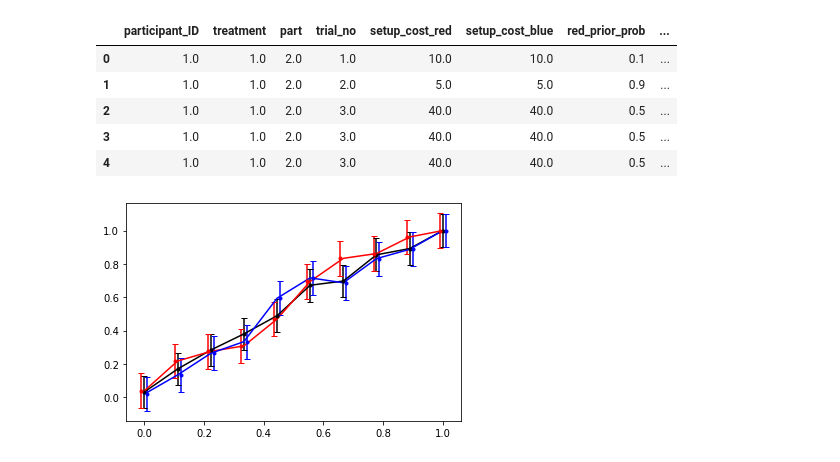
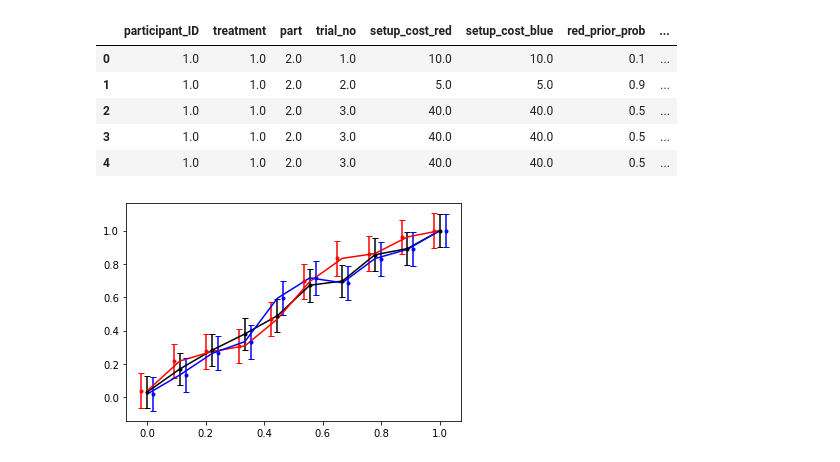
Before and after one commit to niharnandan/RA-Spring2020, a Jupyter notebook: 2020_2 Fall/Data and Analysis/Analysis/Analysis_Task2/Code/Untitled.ipynb, the cells around one changed output. Saved outputs shown, nothing was run; the diff lists cells and outputs as text; code cells hidden in the pictures.

```diff
--- a/2020_2 Fall/Data and Analysis/Analysis/Analysis_Task2/Code/Untitled.ipynb
+++ b/2020_2 Fall/Data and Analysis/Analysis/Analysis_Task2/Code/Untitled.ipynb
@@ -32,13 +32,13 @@ sus_avg_u = np.array(binned_data(action, n_bins))
 error_u = [np.std(sus_avg_u/np.sqrt(len(sus_avg_u)))]*n_bins
 # %%
 plt.plot(np.linspace(0, 1, n_bins), sus_avg_b, 'black')
-plt.errorbar(np.linspace(0, 1, n_bins), sus_avg_b , yerr=error_b, fmt='.', color='black', capsize=3);
+plt.errorbar(np.linspace(0, 1, n_bins), sus_avg_b , yerr=error_b, fmt='.', color='black', capsize=3)
 plt.plot(np.linspace(0, 1, n_bins),sus_avg_r, 'red')
-plt.errorbar(np.linspace(0, 1, n_bins)-0.01, sus_avg_r , yerr=error_r, fmt='.', color='red', capsize=3);
+plt.errorbar(np.linspace(0, 1, n_bins)-0.02, sus_avg_r , yerr=error_r, fmt='.', color='red', capsize=3)
 plt.plot(np.linspace(0, 1, n_bins),sus_avg_u, 'blue')
-plt.errorbar(np.linspace(0, 1, n_bins)+0.01, sus_avg_u , yerr=error_u, fmt='.', color='blue', capsize=3);
+plt.errorbar(np.linspace(0, 1, n_bins)+0.02, sus_avg_u , yerr=error_u, fmt='.', color='blue', capsize=3)
 plt.show()
 # %% [output]
-[figure, old version]
+[figure, new version]
 # %%
 df = pd.read_csv('../Output/Task2_step4.csv')
```
Also changed, not shown: parts of 4 cells of this notebook, 16 other files.
